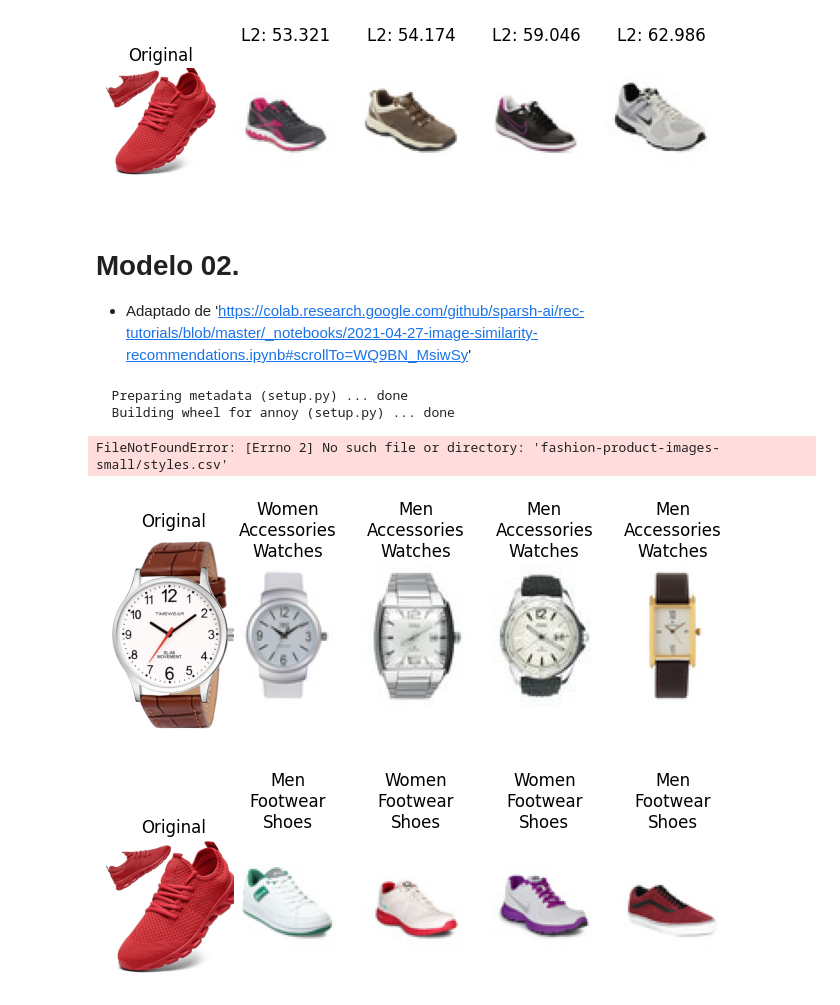
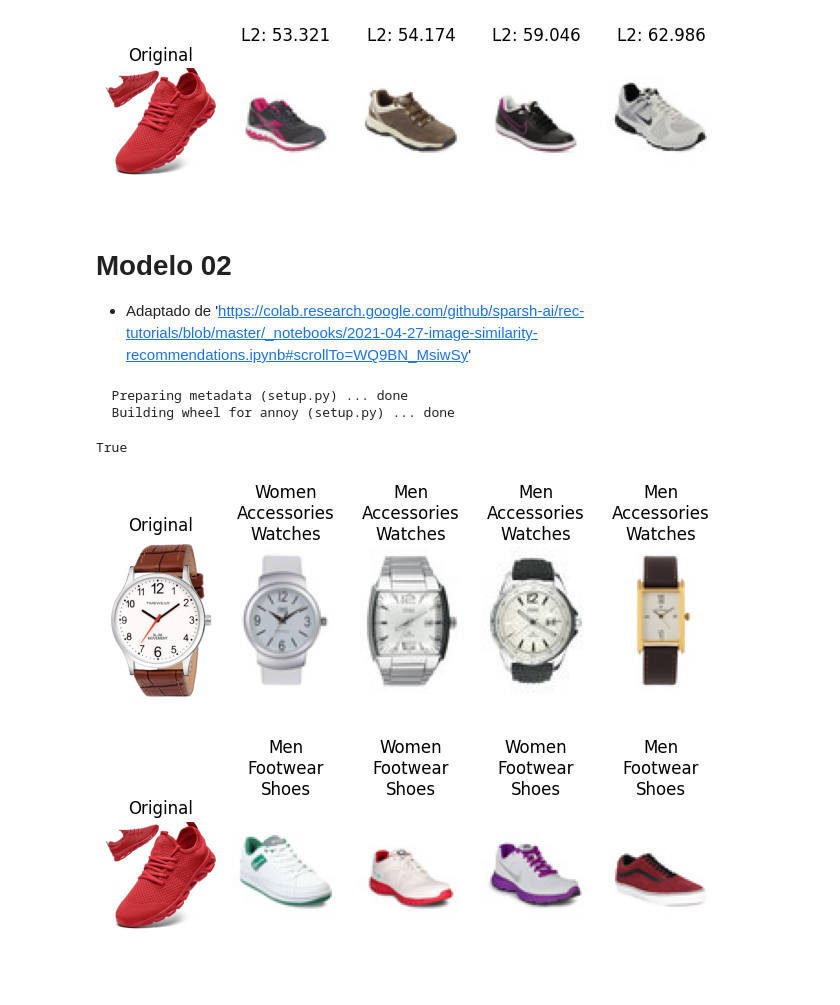
Before and after one commit to FelipeAugus/dio-baires-dev--machine-learning-training-ipynb, a Jupyter notebook: 06-processamento-de-imagens-com-ml/sistema-de-recomendacao.ipynb, the cells around one changed output. Drawn from its saved outputs; the diff is of its cells as text; code cells hidden in the pictures.

```diff
--- a/06-processamento-de-imagens-com-ml/sistema-de-recomendacao.ipynb
+++ b/06-processamento-de-imagens-com-ml/sistema-de-recomendacao.ipynb
@@ -194,7 +189,7 @@ teste_modelo1('img2.jpg')
 # %% [output]
 [figure]
 # %% [markdown]
-# Modelo 02.
+# Modelo 02
 - Adaptado de 'https://colab.research.google.com/github/sparsh-ai/rec-tutorials/blob/master/_notebooks/2021-04-27-image-similarity-recommendations.ipynb#scrollTo=WQ9BN_MsiwSy'
 # %%
 !pip install -q annoy
@@ -234,7 +229,7 @@ def load_img(path): # Faz mais ou menos o que é feito no transforms.Compose do
 # Baixa um modelo pre treinado
 module = hub.load("https://tfhub.dev/google/bit/s-r50x3/ilsvrc2012_classification/1")
 
-imgvec_path = 'img_vectors_2/'
+imgvec_path = 'img_vectors/'
 Path(imgvec_path).mkdir(parents=True, exist_ok=True)
 
 # Percorre cada uma das imgs e extrai os embeddings
@@ -261,7 +256,7 @@ file_index_to_file_name = {}
 file_index_to_file_vector = {}
 file_index_to_product_id = {}
 
-allfiles = glob.glob('/content/img_vectors_2/*.npy')
+allfiles = glob.glob('/content/img_vectors/*.npy')
 
 dims = 1000   # Tamanho do embedding, tem que ser o tamanho que a rede retorna
 index_annoy = AnnoyIndex(dims, metric='angular')
@@ -277,7 +272,7 @@ for findex, fname in tqdm(enumerate(allfiles)):
 trees = 10000 # Define a quantidade de arvore de busca que serão construidas para o Index Annoy (Quanto maior melhor, mas mais custoso)
 index_annoy.build(trees) # constrói as árvores internas do índice Annoy. Este é um passo de "treinamento" para otimizar a estrutura do índice para buscas rápidas.
 # %% [output]
-FileNotFoundError: [Errno 2] No such file or directory: 'fashion-product-images-small/styles.csv'
+True
 # %%
 path_dict = {}
 for path in Path('database/images').rglob('*.jpg'): path_dict[path.name] = path
@@ -285,43 +280,42 @@ for path in Path('database/images').rglob('*.jpg'): path_dict[path.name] = path
 def recomendar2(img_query_path, top_k=5):
     # pré-processa a imagem
     test_vec = np.squeeze(module(load_img(img_query_path)))
     basewidth = 224
     img = Image.open(img_query_path)
     wpercent = (basewidth/float(img.size[0]))
     hsize = int((float(img.size[1])*float(wpercent)))
     img = img.resize((basewidth, hsize))
     img = transform(Image.open(img_query_path)).unsqueeze(0).to(device)
     # obtem o embedding
     with torch.no_grad(): q_emb = feat_extractor(img).squeeze().cpu().numpy().astype('float32')
     # busca k-NN no vetor de embeddings
     dist, idxs = index.search(q_emb.reshape(1, -1), top_k)
-    return index_annoy.get_nns_by_vector(test_vec, n=topK)
+    return index_annoy.get_nns_by_vector(test_vec, n=top_k)
 
 def teste_modelo2(sample_img_path):
-    topK = 4
-    resultados = recomendar2(sample_img_path, topK)
+    top_k = 4
+    resultados = recomendar2(sample_img_path, top_k)
 
-    plt.figure(figsize=(8, 5))
-    plt.subplot(1, topK, 1)
+    plt.subplot(1, top_k+1, 1)
     plt.title('Original')
     plt.imshow(mpimg.imread(sample_img_path))
     plt.axis('off')
-    for i in range(topK):
+    for i in range(top_k):
         x = file_index_to_file_name[resultados[i]]
         x = path_dict[x+'.jpg']
         y = file_index_to_product_id[resultados[i]]
         title = '\n'.join([str(j) for j in list(styles.loc[y].values[1:4])])
-        plt.subplot(1, topK+1, i+2)
+        plt.subplot(1, top_k+1, i+2)
         plt.title(title)
         plt.imshow(mpimg.imread(x))
         plt.axis('off')
     plt.tight_layout()
 
 teste_modelo2('img.jpg')
 # %% [output]
-[figure, old version]
+[figure, new version]
 # %%
 
 teste_modelo2('img2.jpg')
 # %% [output]
-[figure, old version]
+[figure, new version]
```
Also changed, not shown: parts of 4 cells of this notebook.
